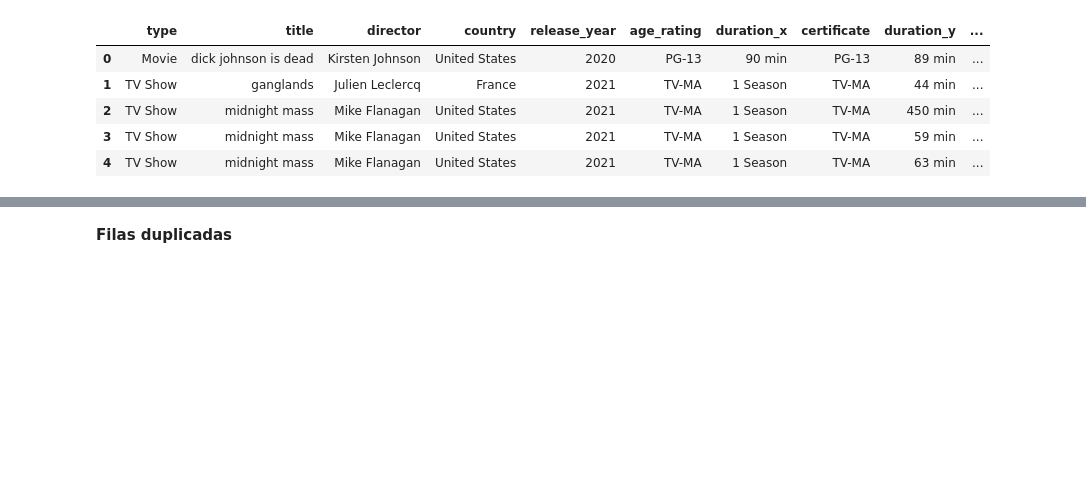
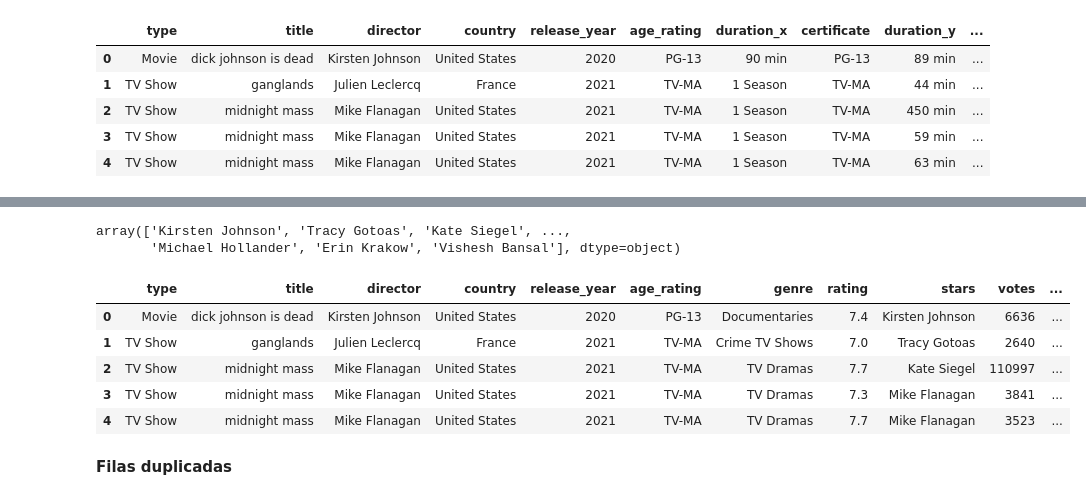
Before and after one commit to Maleni86/Modulo-4_Proyecto-Tableau_Maria_Maleni, a Jupyter notebook: exploracion_limpieza.ipynb, the cells around one changed output, grey strips where cells are left out. Saved outputs shown, nothing was run; the diff lists cells and outputs as text; code cells hidden in the pictures; blank space fills up the shorter version.

```diff
--- a/exploracion_limpieza.ipynb
+++ b/exploracion_limpieza.ipynb
@@ -632,3 +700,18 @@ df_final.head()
+# %%
+# Confirmamos los cambios
+df_final["stars"].unique()
+# %% [output]
+array(['Kirsten Johnson', 'Tracy Gotoas', 'Kate Siegel', ...,
+       'Michael Hollander', 'Erin Krakow', 'Vishesh Bansal'], dtype=object)
+# %%
+df_final.head()
+# %% [output]
+|  | type | title | director | country | release_year | age_rating | genre | rating | stars | votes | ... |
+| 0 | Movie | dick johnson is dead | Kirsten Johnson | United States | 2020 | PG-13 | Documentaries | 7.4 | Kirsten Johnson | 6636 | ... |
+| 1 | TV Show | ganglands | Julien Leclercq | France | 2021 | TV-MA | Crime TV Shows | 7.0 | Tracy Gotoas | 2640 | ... |
+| 2 | TV Show | midnight mass | Mike Flanagan | United States | 2021 | TV-MA | TV Dramas | 7.7 | Kate Siegel | 110997 | ... |
+| 3 | TV Show | midnight mass | Mike Flanagan | United States | 2021 | TV-MA | TV Dramas | 7.3 | Mike Flanagan | 3841 | ... |
+| 4 | TV Show | midnight mass | Mike Flanagan | United States | 2021 | TV-MA | TV Dramas | 7.7 | Mike Flanagan | 3523 | ... |
 # %% [markdown]
 **Filas duplicadas**
 # %%
```
Also changed, not shown: parts of 33 cells of this notebook, 4 other files.
